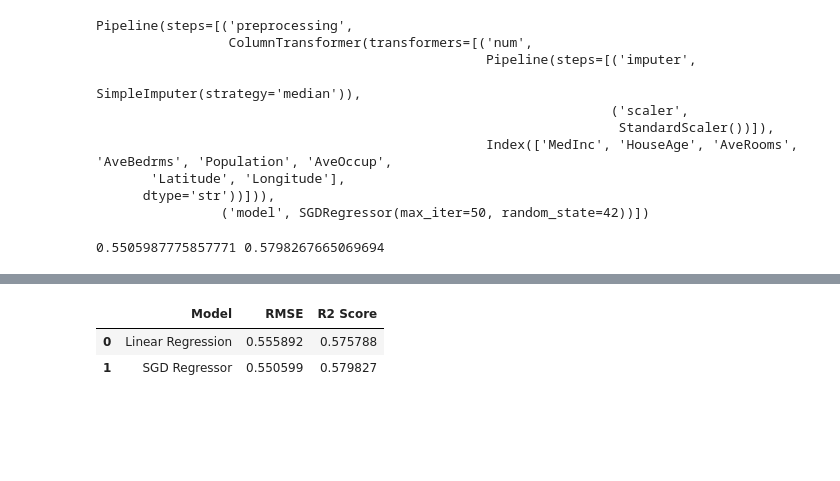
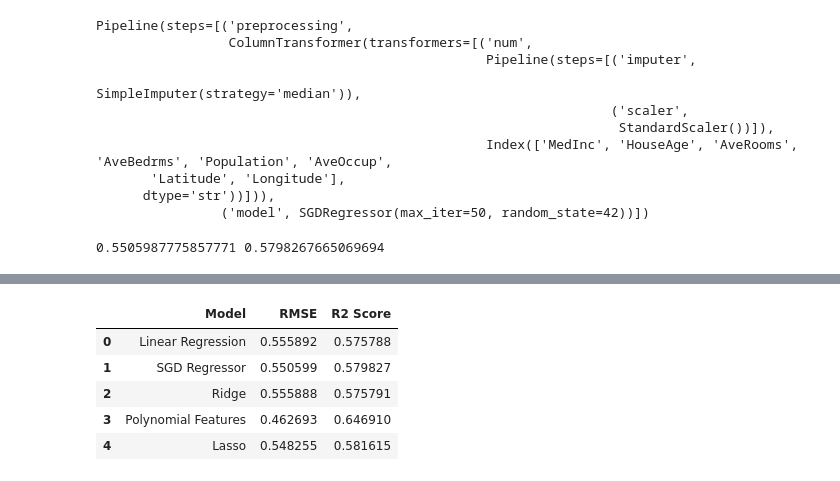
Before and after one commit to Nilakshi-05/house-price-prediction, a Jupyter notebook: notebooks/02_modeling.ipynb, the cells around one changed output, grey strips where cells are left out. Drawn from its saved outputs; the diff is of its cells as text; code cells hidden in the pictures; blank space fills up the shorter version.

```diff
--- a/notebooks/02_modeling.ipynb
+++ b/notebooks/02_modeling.ipynb
@@ -86,0 +97,11 @@ print(rmse_sgd, r2_sgd)
+# %%
+ridge_model = Pipeline ([
+    ("preprocessing", preprocessor),
+    ("model", Ridge(alpha = 0.1))
+])
+ridge_model.fit(X_train, y_train)
+y_pred_ridge = ridge_model.predict(X_test)
+
+rmse_ridge = mean_squared_error(y_test, y_pred_ridge)
+r2_ridge = r2_score(y_test, y_pred_ridge)
+print(rmse_ridge, r2_ridge)
@@ -86,0 +128,12 @@ print(rmse_sgd, r2_sgd)
+# %%
+poly_model=Pipeline([
+    ("preprocessing",preprocessor),
+    ("poly",PolynomialFeatures(degree = 2,include_bias = False)),
+    ("model",Ridge(alpha = 1.0))
+    ])
+poly_model.fit(X_train,y_train)
+y_pred_poly = poly_model.predict(X_test)
+
+rmse_poly = mean_squared_error(y_test, y_pred_poly)
+r2_poly = r2_score(y_test, y_pred_poly)
+print(rmse_poly, r2_poly)
@@ -86,0 +144,11 @@ print(rmse_sgd, r2_sgd)
+# %%
+lasso_model = Pipeline ([
+    ("preprocessing", preprocessor),
+    ("model", Lasso(alpha = 0.01, max_iter = 10000))
+])
+lasso_model.fit(X_train, y_train)
+y_pred_lasso = lasso_model.predict(X_test)
+
+rmse_lasso = mean_squared_error(y_test, y_pred_lasso)
+r2_lasso = r2_score(y_test, y_pred_lasso)
+print(rmse_lasso, r2_lasso)
@@ -87,10 +178,13 @@ print(rmse_sgd, r2_sgd)
 # %%
 pd.DataFrame({
-    "Model" : ["Linear Regression", "SGD Regressor"],
-    "RMSE" : [rmse, rmse_sgd],
-    "R2 Score" : [r2, r2_sgd]
+    "Model" : ["Linear Regression", "SGD Regressor","Ridge","Polynomial Features", "Lasso"],
+    "RMSE" : [rmse, rmse_sgd, rmse_ridge, rmse_poly, rmse_lasso],
+    "R2 Score" : [r2, r2_sgd, r2_ridge, r2_poly, r2_lasso]
 })
 # %% [output]
 |  | Model | RMSE | R2 Score |
 | 0 | Linear Regression | 0.555892 | 0.575788 |
 | 1 | SGD Regressor | 0.550599 | 0.579827 |
+| 2 | Ridge | 0.555888 | 0.575791 |
+| 3 | Polynomial Features | 0.462693 | 0.646910 |
+| 4 | Lasso | 0.548255 | 0.581615 |
```
Also changed, not shown: parts of 10 cells of this notebook.
